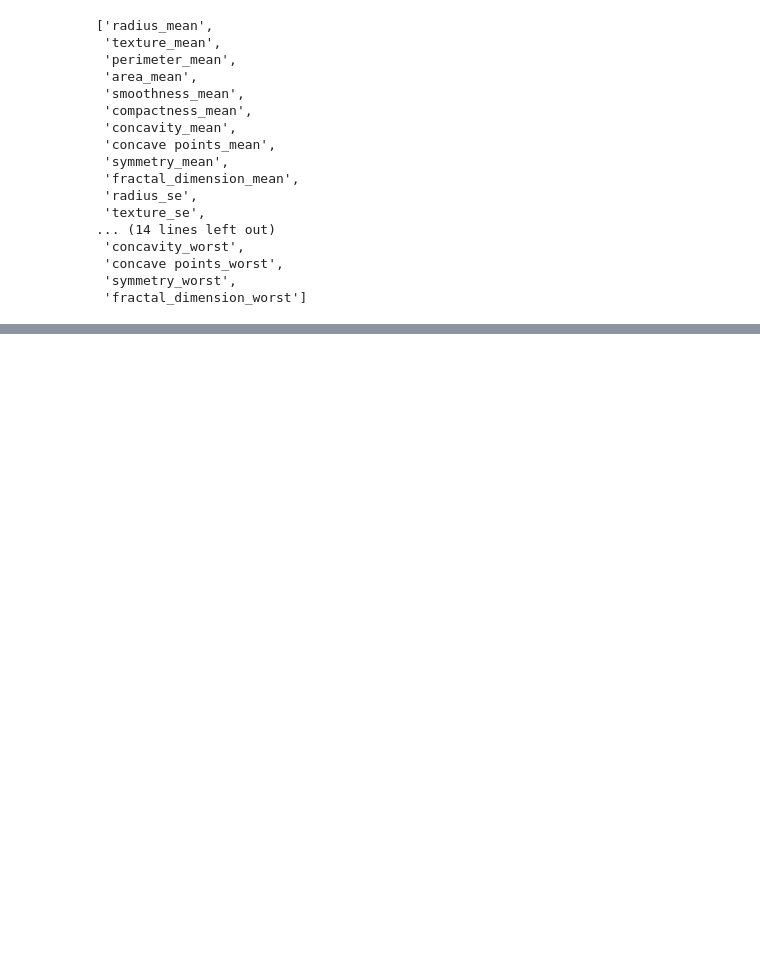
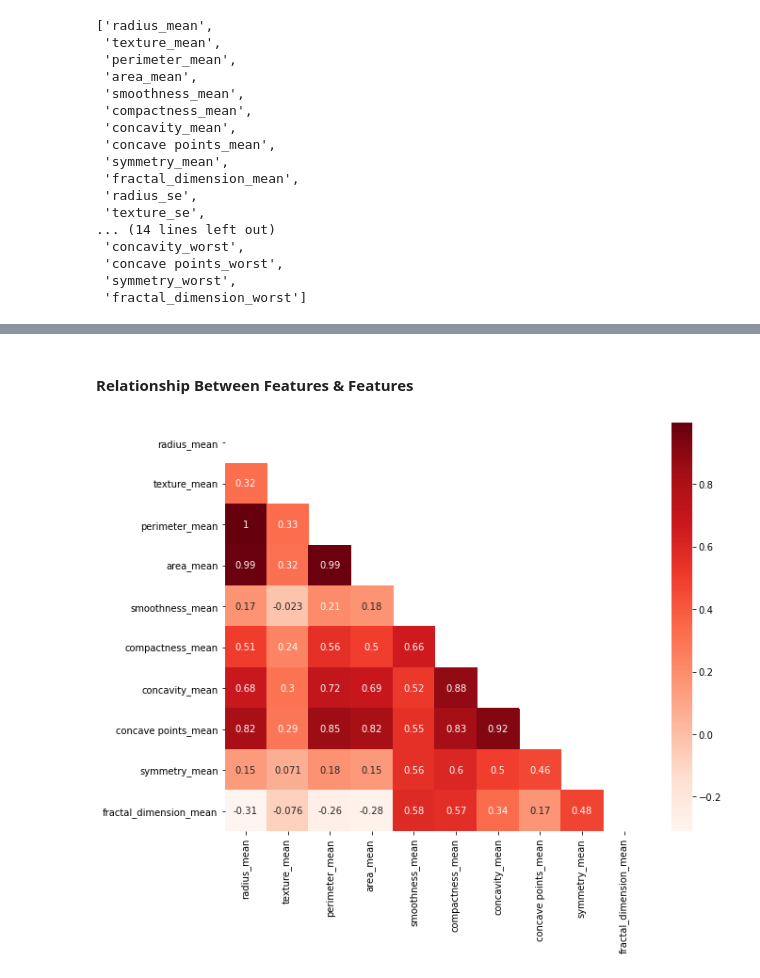
Before and after one commit to Rukundo725/Industry---Casualty-Challenge, a Jupyter notebook: notebooks/EDA.ipynb, the cells around one changed output, grey strips where cells are left out. Saved outputs shown, nothing was run; the diff lists cells and outputs as text; code cells hidden in the pictures; blank space fills up the shorter version.

```diff
--- a/notebooks/EDA.ipynb
+++ b/notebooks/EDA.ipynb
@@ -220,0 +250,21 @@ boxplot = df_data.boxplot('radius_mean',rot=90,figsize = (10,5))
+# %% [markdown]
+#### Relationship Between Features & Features
+# %%
+def heat(data, color, size):
+    try:
+
+        corr = data.corr()
+        mask = np.zeros_like(corr, dtype=np.bool)
+        mask[np.triu_indices_from(corr)] = True
+
+        plt.figure(figsize=size)
+        sns.heatmap(corr, mask=mask, annot=True, cmap=color)
+        logger.debug(" !!! plotting the graph !!!!! \n")
+        plt.show()
+    except Exception as e:
+            print("!!! An exception occurred Error: {} ".format(e.__class__))
+            logger.error(" !!! An exception occurred Error: {} ".format(e.__class__))
+# %%
+heat(mean_columns, "Reds", (10,8))
+# %% [output]
+[figure, added]
```
Also changed, not shown: parts of 25 cells of this notebook, 1 other file.
